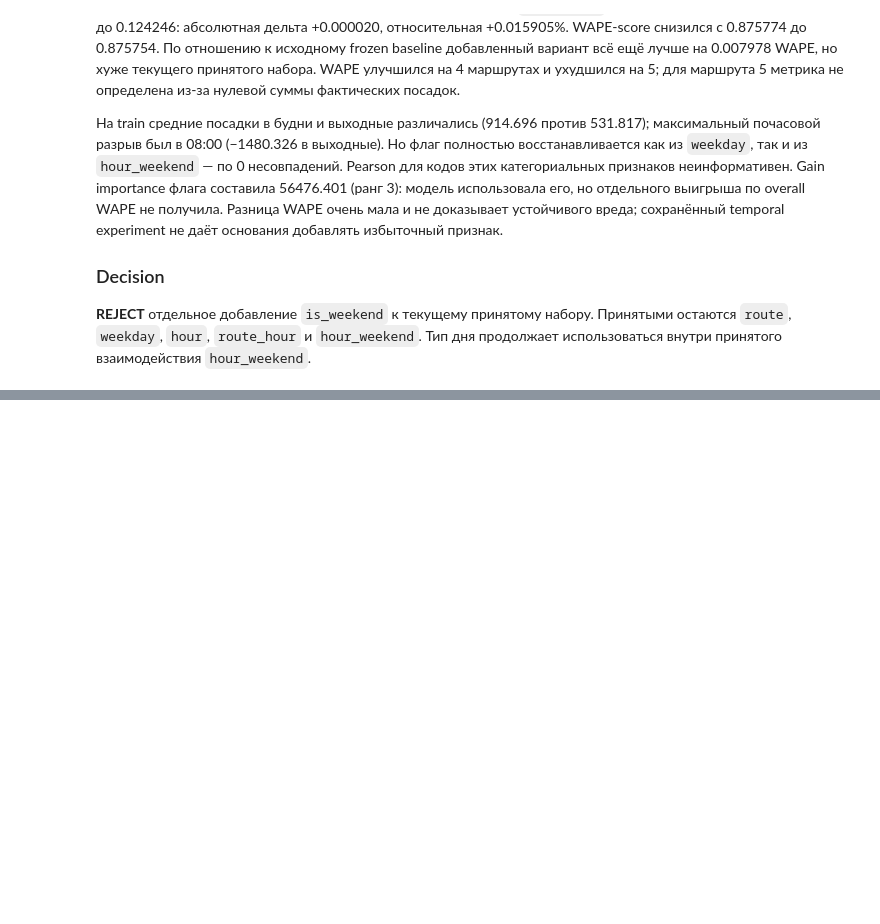
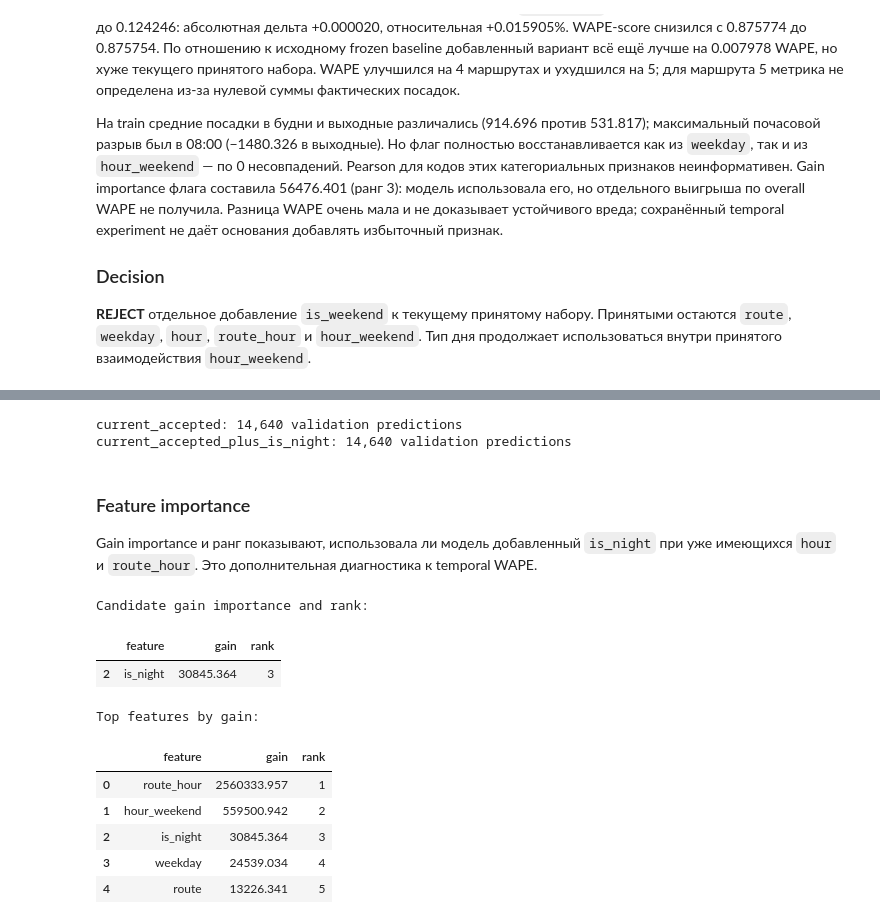
Before and after one commit to rapogahu/MT-Hackathon-2026, a Jupyter notebook: ml/notebooks/feature_engineering.ipynb, the cells around one changed output, grey strips where cells are left out. Drawn from its saved outputs; the diff is of its cells as text; code cells hidden in the pictures; blank space fills up the shorter version.

```diff
--- a/ml/notebooks/feature_engineering.ipynb
+++ b/ml/notebooks/feature_engineering.ipynb
@@ -1473,0 +1534,74 @@ Validation WAPE by route:
+# %%
+ACCEPTED_INTERACTIONS = ("route_hour", "hour_weekend")
+ACCEPTED_CATEGORICAL_FEATURES = BASELINE_FEATURES + ACCEPTED_INTERACTIONS
+IS_NIGHT_EXPERIMENTS = (
+    ("current_accepted", False),
+    ("current_accepted_plus_is_night", True),
+)
+
+def is_night_experiment_features(rows, add_is_night):
+    features = calendar_features(rows, ACCEPTED_INTERACTIONS)
+    if add_is_night:
+        features["is_night"] = rows["hour"].between(0, 5).astype("int8").to_numpy(dtype="int8")
+    return features
+
+is_night_models = {}
+is_night_predictions = {}
+for experiment, add_is_night in IS_NIGHT_EXPERIMENTS:
+    model = LGBMRegressor(
+        objective="regression_l1",
+        n_estimators=300,
+        max_depth=6,
+        num_leaves=31,
+        learning_rate=0.1,
+        random_state=42,
+        n_jobs=4,
+        verbosity=-1,
+    )
+    model.fit(
+        is_night_experiment_features(train, add_is_night),
+        train["boardings"],
+        categorical_feature=list(ACCEPTED_CATEGORICAL_FEATURES),
+    )
+    prediction = np.floor(
+        np.maximum(
+            model.predict(is_night_experiment_features(validation_keys, add_is_night)), 0
+        ) + 0.5
+    )
+    is_night_models[experiment] = model
+    is_night_predictions[experiment] = prediction
+    print(f"{experiment}: {len(prediction):,} validation predictions")
+# %% [output]
+current_accepted: 14,640 validation predictions
+current_accepted_plus_is_night: 14,640 validation predictions
+# %% [markdown]
+### Feature importance
+
+Gain importance и ранг показывают, использовала ли модель добавленный `is_night` при уже имеющихся `hour` и `route_hour`. Это дополнительная диагностика к temporal WAPE.
+# %%
+candidate_model = is_night_models["current_accepted_plus_is_night"]
+gain_importance = pd.DataFrame({
+    "feature": candidate_model.booster_.feature_name(),
+    "gain": candidate_model.booster_.feature_importance(importance_type="gain"),
+})
+gain_importance["rank"] = gain_importance["gain"].rank(
+    method="min", ascending=False
+).astype(int)
+gain_importance = gain_importance.sort_values(
+    ["gain", "feature"], ascending=[False, True]
+).reset_index(drop=True)
+print("Candidate gain importance and rank:")
+display(gain_importance.loc[gain_importance["feature"].eq("is_night")].round(3))
+print("Top features by gain:")
+display(gain_importance.head(5).round(3))
+# %% [output]
+Candidate gain importance and rank:
+|  | feature | gain | rank |
+| 2 | is_night | 30845.364 | 3 |
+Top features by gain:
+|  | feature | gain | rank |
+| 0 | route_hour | 2560333.957 | 1 |
+| 1 | hour_weekend | 559500.942 | 2 |
+| 2 | is_night | 30845.364 | 3 |
+| 3 | weekday | 24539.034 | 4 |
+| 4 | route | 13226.341 | 5 |
```
Also changed, not shown: parts of 10 cells of this notebook, 1 other file.
